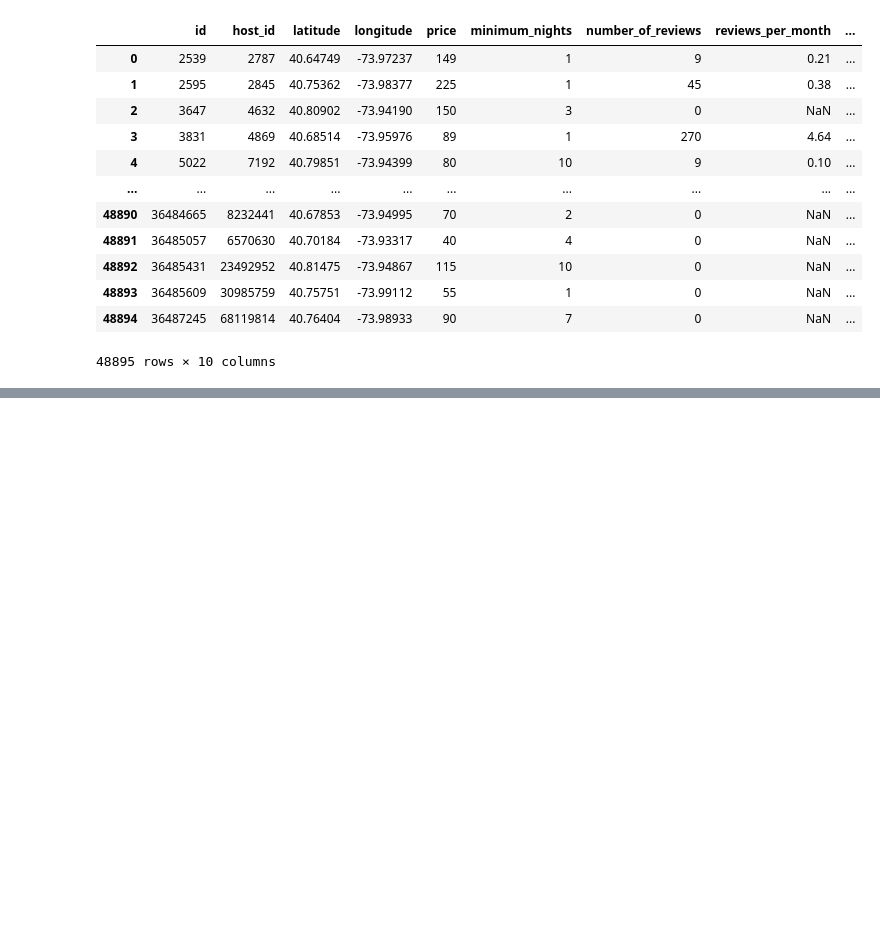
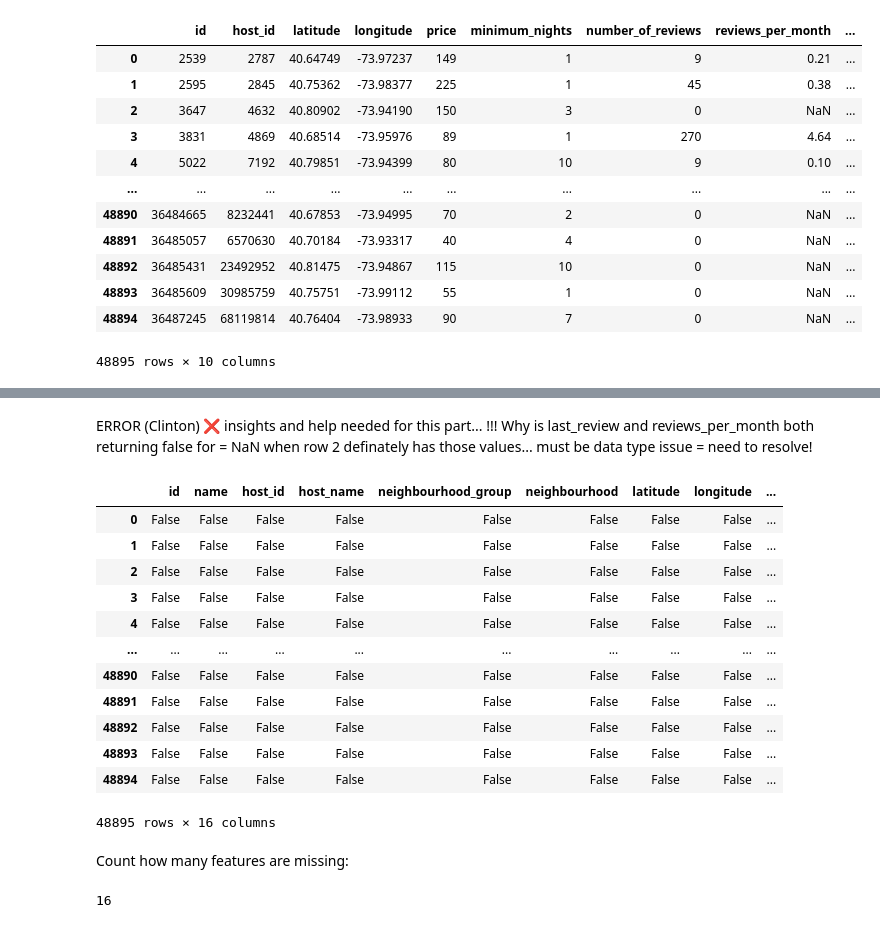
Before and after one commit to tanvir1985/MachineLearning-AMII, a Jupyter notebook: PA2_Team1_W23_ipynd.ipynb, the cells around one changed output, grey strips where cells are left out. Saved outputs shown, nothing was run; the diff lists cells and outputs as text; code cells hidden in the pictures; blank space fills up the shorter version.

```diff
--- a/PA2_Team1_W23_ipynd.ipynb
+++ b/PA2_Team1_W23_ipynd.ipynb
@@ -124,0 +221,26 @@ df.select_dtypes(include=['int64','float64'])
+# %% [markdown]
+ERROR (Clinton) ❌
+insights and help needed for this part...
+!!! Why is last_review and reviews_per_month both returning false for = NaN when row 2 definately has those values... must be data type issue = need to resolve!
+# %%
+df == "?"
+# %% [output]
+|  | id | name | host_id | host_name | neighbourhood_group | neighbourhood | latitude | longitude | ... |
+| 0 | False | False | False | False | False | False | False | False | ... |
+| 1 | False | False | False | False | False | False | False | False | ... |
+| 2 | False | False | False | False | False | False | False | False | ... |
+| 3 | False | False | False | False | False | False | False | False | ... |
+| 4 | False | False | False | False | False | False | False | False | ... |
+| ... | ... | ... | ... | ... | ... | ... | ... | ... | ... |
+| 48890 | False | False | False | False | False | False | False | False | ... |
+| 48891 | False | False | False | False | False | False | False | False | ... |
+| 48892 | False | False | False | False | False | False | False | False | ... |
+| 48893 | False | False | False | False | False | False | False | False | ... |
+| 48894 | False | False | False | False | False | False | False | False | ... |
+48895 rows × 16 columns
+# %% [markdown]
+Count how many features are missing:
+# %%
+(df == "?").any().count()
+# %% [output]
+16
```
Also changed, not shown: parts of 56 cells of this notebook.
